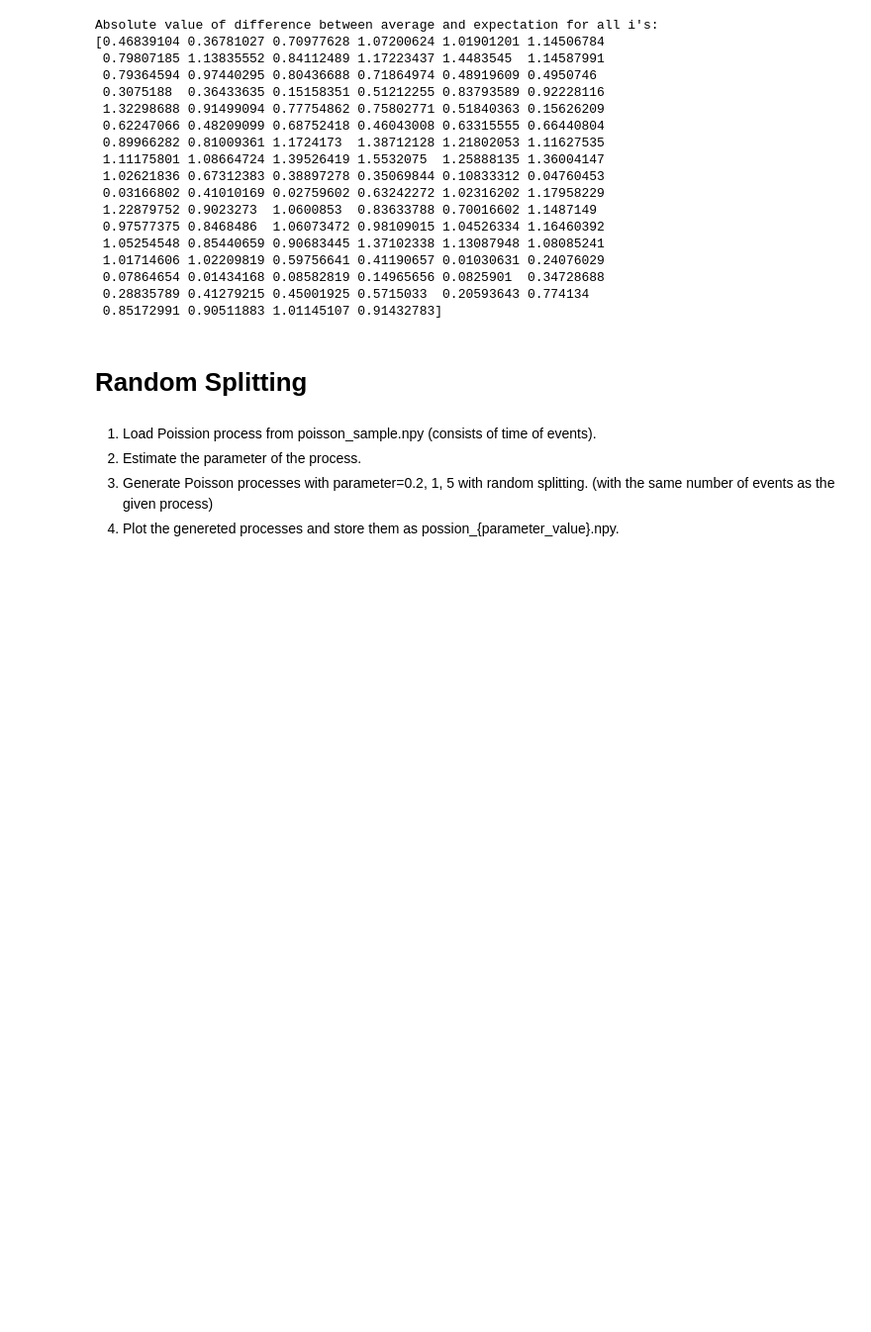
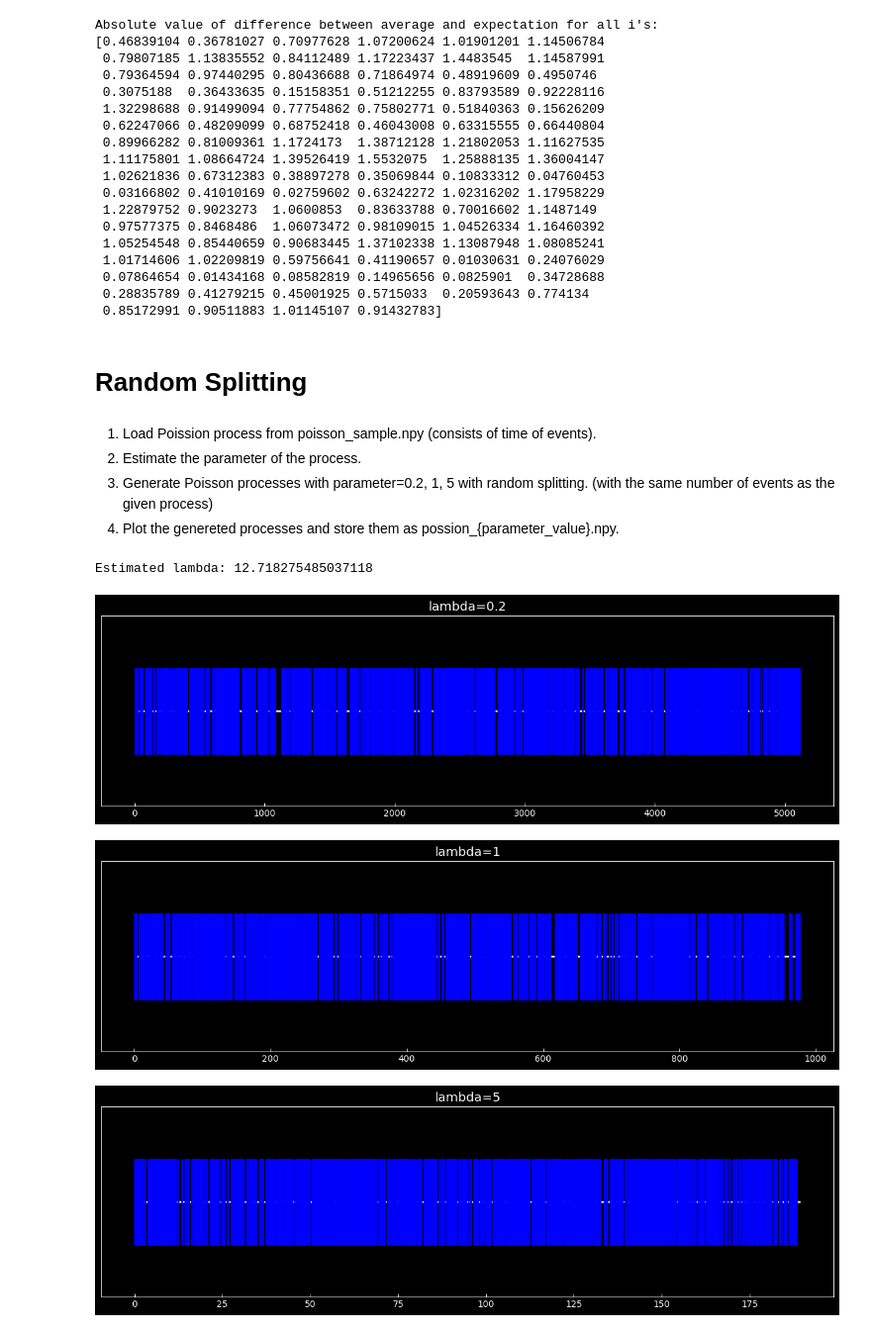
Before and after one commit to mohammadmozafari/stochastic-processes, a Jupyter notebook: hw1/Poisson Process.ipynb, the cells around one changed output. Shown: that part at 99% size. Drawn from its saved outputs; the diff is of its cells as text; code cells hidden in the pictures; blank space fills up the shorter version.

Commit message:
Random splitting

```diff
--- a/hw1/Poisson Process.ipynb
+++ b/hw1/Poisson Process.ipynb
@@ -174,0 +173,29 @@ Absolute value of difference between average and expectation for all i's:
+# %%
+# Load poisson process
+ps = np.load('poisson_sample.npy')
+
+# Estimate lambda
+estimated_lambda = ps.shape[0] / (ps[-1] - ps[0])
+print('Estimated lambda:', estimated_lambda)
+
+# Generate, plot and save processes
+lambdas = [0.2, 1, 5]
+for lam in lambdas:
+    X = np.random.exponential(1/lam, 1000)
+    S = np.cumsum(X)
+    np.save('poisson_{}'.format(lam), S)
+    plt.figure()
+    plt.rc('figure', figsize=(15, 4), dpi=100)
+    plt.hlines(1, 1, S[-1]+1)
+    plt.eventplot(S, orientation='horizontal', colors='blue')
+    plt.grid(False)
+    plt.title('lambda={}'.format(lam))
+    fig = plt.gca()
+    yaxis = fig.axes.get_yaxis()
+    yaxis.set_visible(False)
+    plt.show()
+# %% [output]
+Estimated lambda: 12.718275485037118
+[figure, added]
+[figure, added]
+[figure, added]
```
Also changed, not shown: parts of 1 cell of this notebook, 1 other file.
